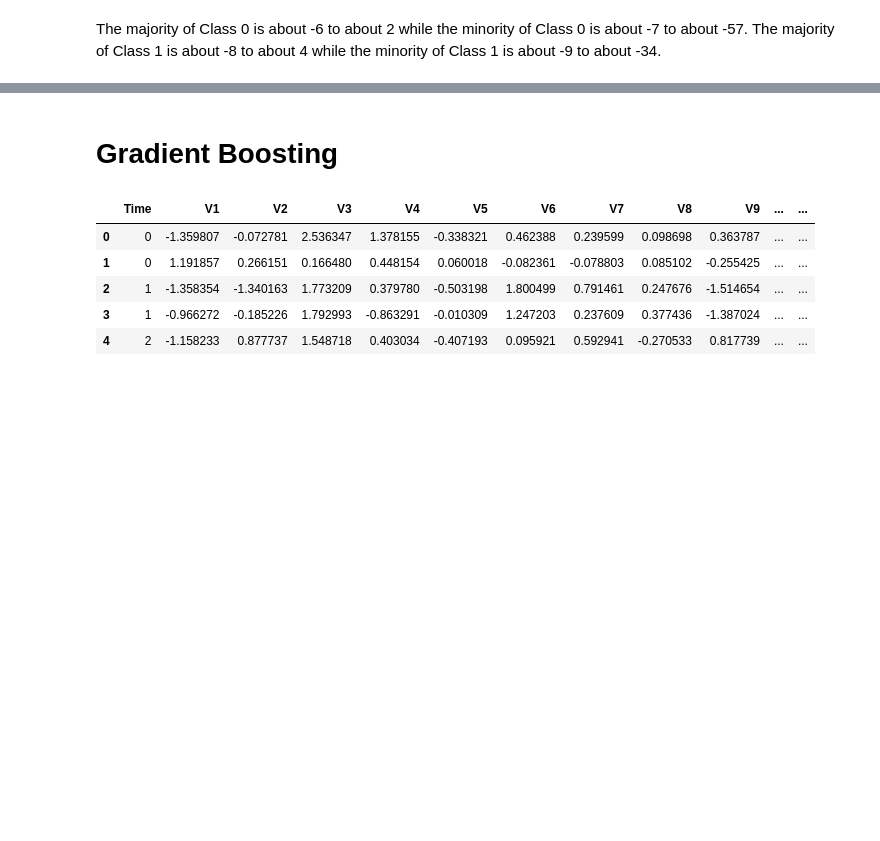
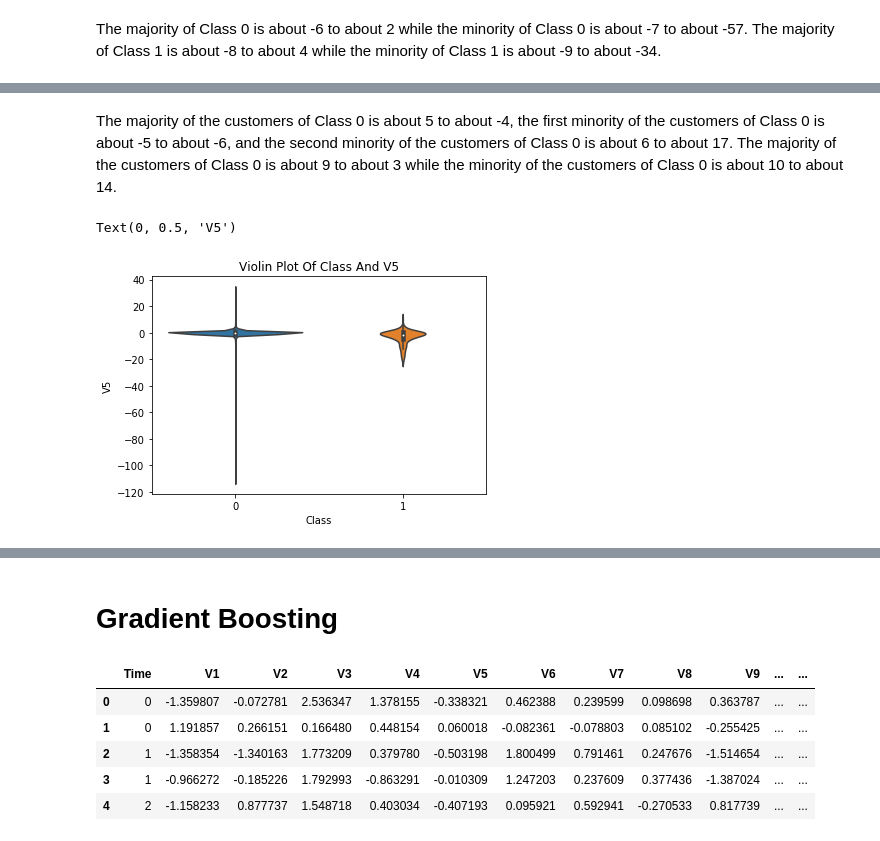
Before and after one commit to Avalon1000/Thinkful, a Jupyter notebook: Module 44.3.ipynb, the cells around one changed output, grey strips where cells are left out. Cells and saved outputs as stored; diff of their text form; code cells hidden in the pictures; blank space fills up the shorter version.

```diff
--- a/Module 44.3.ipynb
+++ b/Module 44.3.ipynb
@@ -1033,0 +1008,10 @@ The customers of Class 0 are from about 2 to about -55 while the customers of Cl
+# %% [markdown]
+The majority of the customers of Class 0 is about 5 to about -4, the first minority of the customers of Class 0 is about -5 to about -6, and the second minority of the customers of Class 0 is about 6 to about 17. The majority of the customers of Class 0 is about 9 to about 3 while the minority of the customers of Class 0 is about 10 to about 14.
+# %%
+sns.violinplot(x=df['Class'], y=df['V5'], df = pd.read_excel(r'C:\Users\darin\Creditcard.xlsx'), size=8)
+plt.title("Violin Plot Of Class And V5")
+plt.xlabel("Class")
+plt.ylabel("V5")
+# %% [output]
+Text(0, 0.5, 'V5')
+[figure, added]
```
Also changed, not shown: parts of 28 cells of this notebook.
